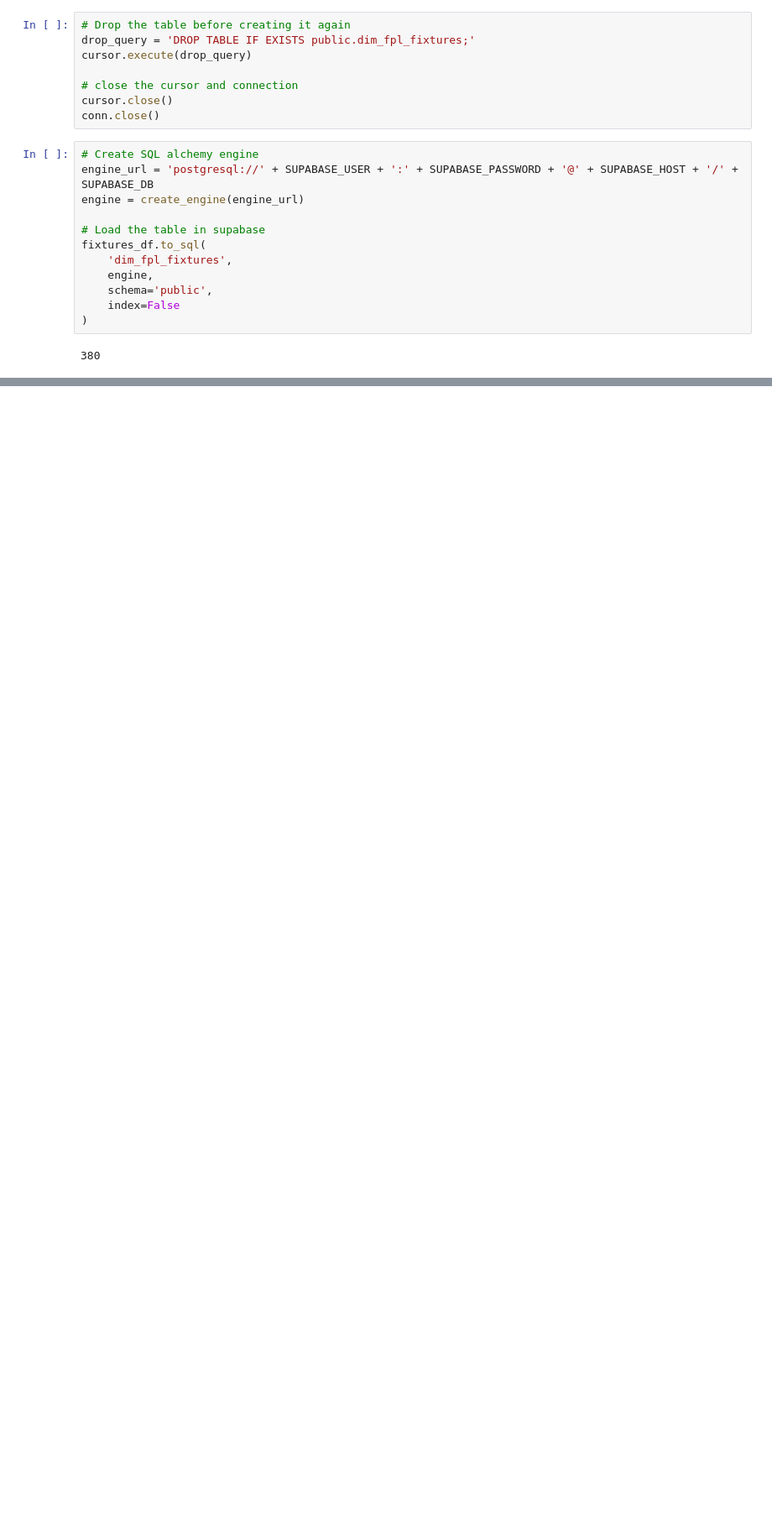
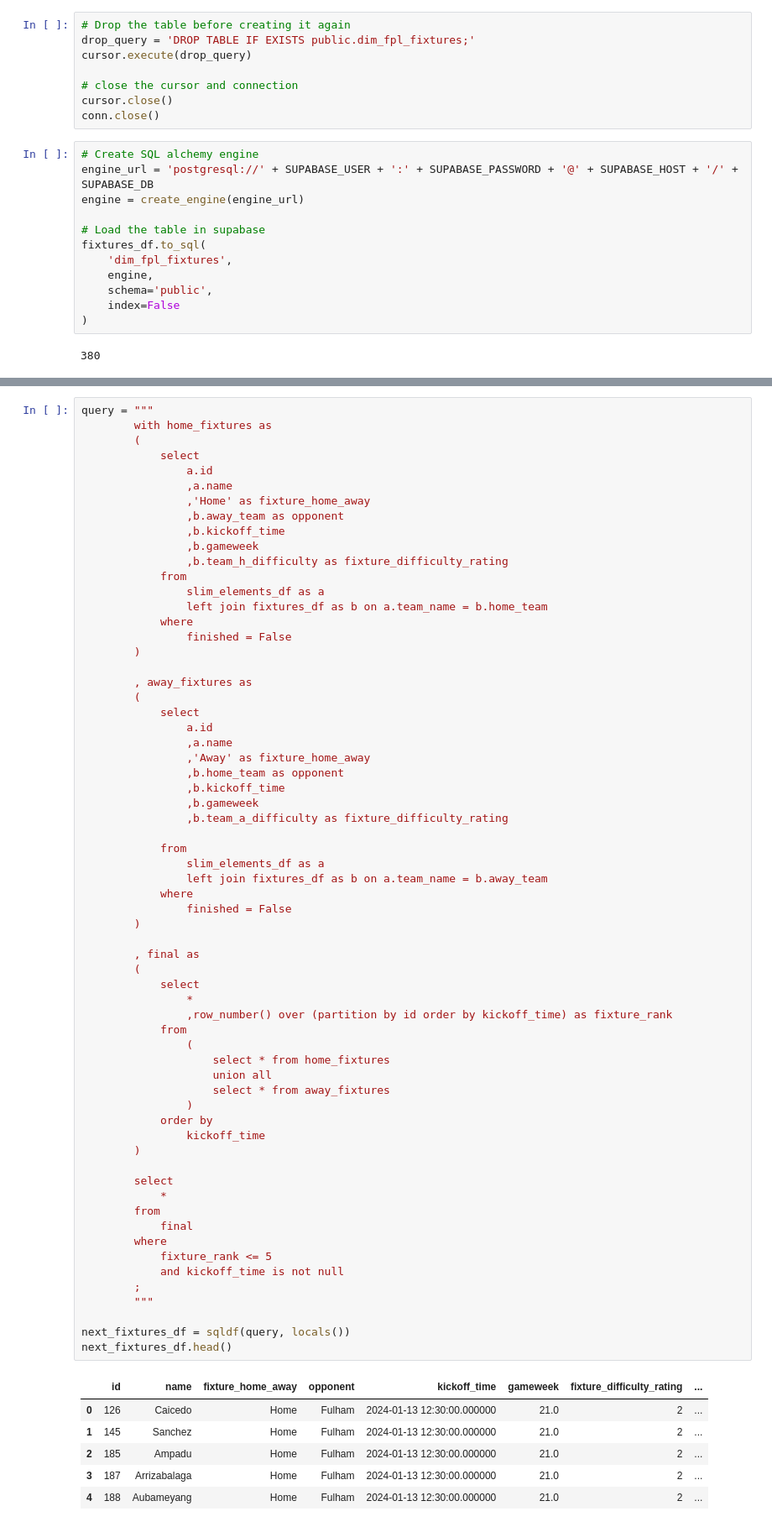
Before and after one commit to prathamesh043/FPL-Optimizer, a Jupyter notebook: fpl_fixtures/fpl_fixtures.ipynb, the cells around one changed output, grey strips where cells are left out. Shown at 84% size. Drawn from its saved outputs; the diff is of its cells as text; blank space fills up the shorter version.

```diff
--- a/fpl_fixtures/fpl_fixtures.ipynb
+++ b/fpl_fixtures/fpl_fixtures.ipynb
@@ -135,0 +208,71 @@ fixtures_df.to_sql(
+# %%
+query = """
+        with home_fixtures as
+        (
+            select
+                a.id
+                ,a.name
+                ,'Home' as fixture_home_away
+                ,b.away_team as opponent
+                ,b.kickoff_time
+                ,b.gameweek
+                ,b.team_h_difficulty as fixture_difficulty_rating
+            from
+                slim_elements_df as a
+                left join fixtures_df as b on a.team_name = b.home_team
+            where
+                finished = False
+        )
+
+        , away_fixtures as
+        (
+            select
+                a.id
+                ,a.name
+                ,'Away' as fixture_home_away
+                ,b.home_team as opponent
+                ,b.kickoff_time
+                ,b.gameweek
+                ,b.team_a_difficulty as fixture_difficulty_rating
+
+            from
+                slim_elements_df as a
+                left join fixtures_df as b on a.team_name = b.away_team
+            where
+                finished = False
+        )
+
+        , final as
+        (
+            select
+                *
+                ,row_number() over (partition by id order by kickoff_time) as fixture_rank
+            from
+                (
+                    select * from home_fixtures
+                    union all
+                    select * from away_fixtures
+                )
+            order by
+                kickoff_time
+        )
+
+        select
+            *
+        from
+            final
+        where
+            fixture_rank <= 5
+            and kickoff_time is not null
+        ;
+        """
+
+next_fixtures_df = sqldf(query, locals())
+next_fixtures_df.head()
+# %% [output]
+|  | id | name | fixture_home_away | opponent | kickoff_time | gameweek | fixture_difficulty_rating | ... |
+| 0 | 126 | Caicedo | Home | Fulham | 2024-01-13 12:30:00.000000 | 21.0 | 2 | ... |
+| 1 | 145 | Sanchez | Home | Fulham | 2024-01-13 12:30:00.000000 | 21.0 | 2 | ... |
+| 2 | 185 | Ampadu | Home | Fulham | 2024-01-13 12:30:00.000000 | 21.0 | 2 | ... |
+| 3 | 187 | Arrizabalaga | Home | Fulham | 2024-01-13 12:30:00.000000 | 21.0 | 2 | ... |
+| 4 | 188 | Aubameyang | Home | Fulham | 2024-01-13 12:30:00.000000 | 21.0 | 2 | ... |
```
Also changed, not shown: parts of 7 cells of this notebook, 2 other files.
